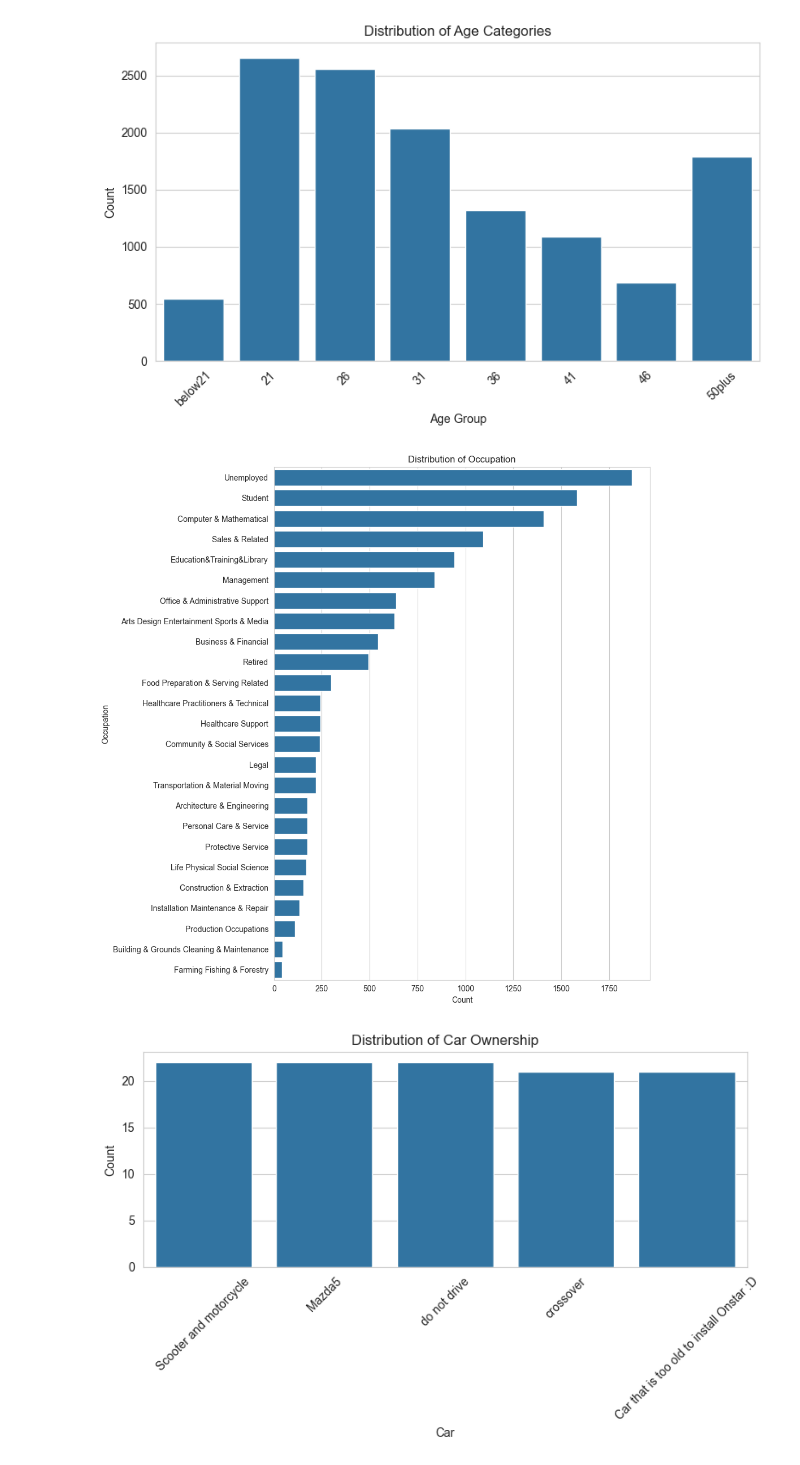
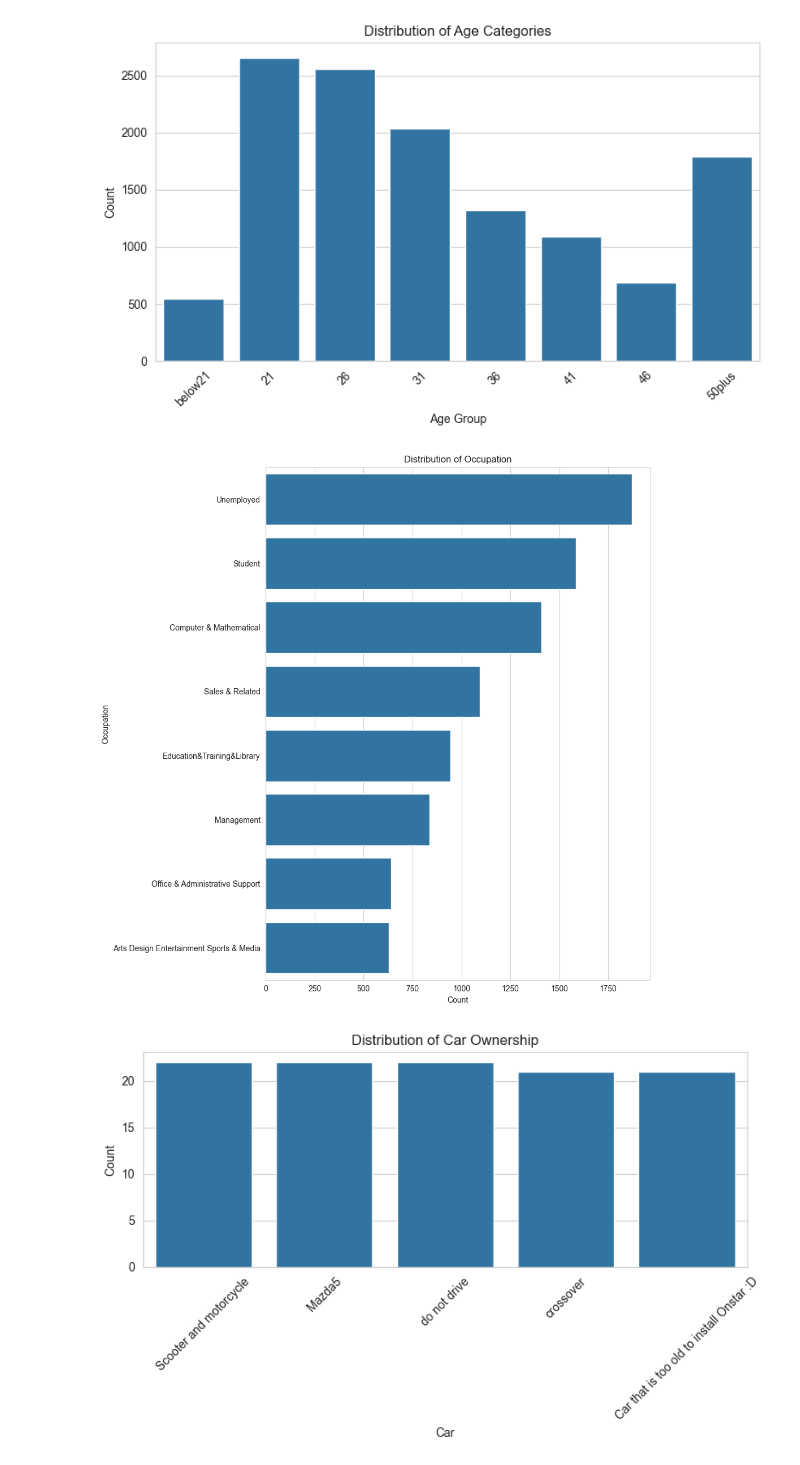
Before and after one commit to wimphil/machine_learning_group_11, a Jupyter notebook: Drivers_Recommendation_Dataset_Jupyter.ipynb, the cells around one changed output. Drawn from its saved outputs; the diff is of its cells as text; code cells hidden in the pictures.

```diff
--- a/Drivers_Recommendation_Dataset_Jupyter.ipynb
+++ b/Drivers_Recommendation_Dataset_Jupyter.ipynb
@@ -100,17 +126,17 @@ plt.show()
 # %%
 import seaborn as sns
 import matplotlib.pyplot as plt
 
 # Plot distribution of occupation (many categories → vertical display)
 plt.figure(figsize=(10, 10))
-sns.countplot(y=X['occupation'], order=X['occupation'].value_counts().index)
+sns.countplot(y=X['occupation'], order=X['occupation'].value_counts().index[:8]) #Only 8 so that they fit in Latex
 plt.title('Distribution of Occupation')
 plt.xlabel('Count')
 plt.ylabel('Occupation')
 plt.tight_layout()
 plt.show()
 # %% [output]
-[figure, old version]
+[figure, new version]
 # %%
 import seaborn as sns
 import matplotlib.pyplot as plt
```
Also changed, not shown: parts of 3 cells of this notebook.
